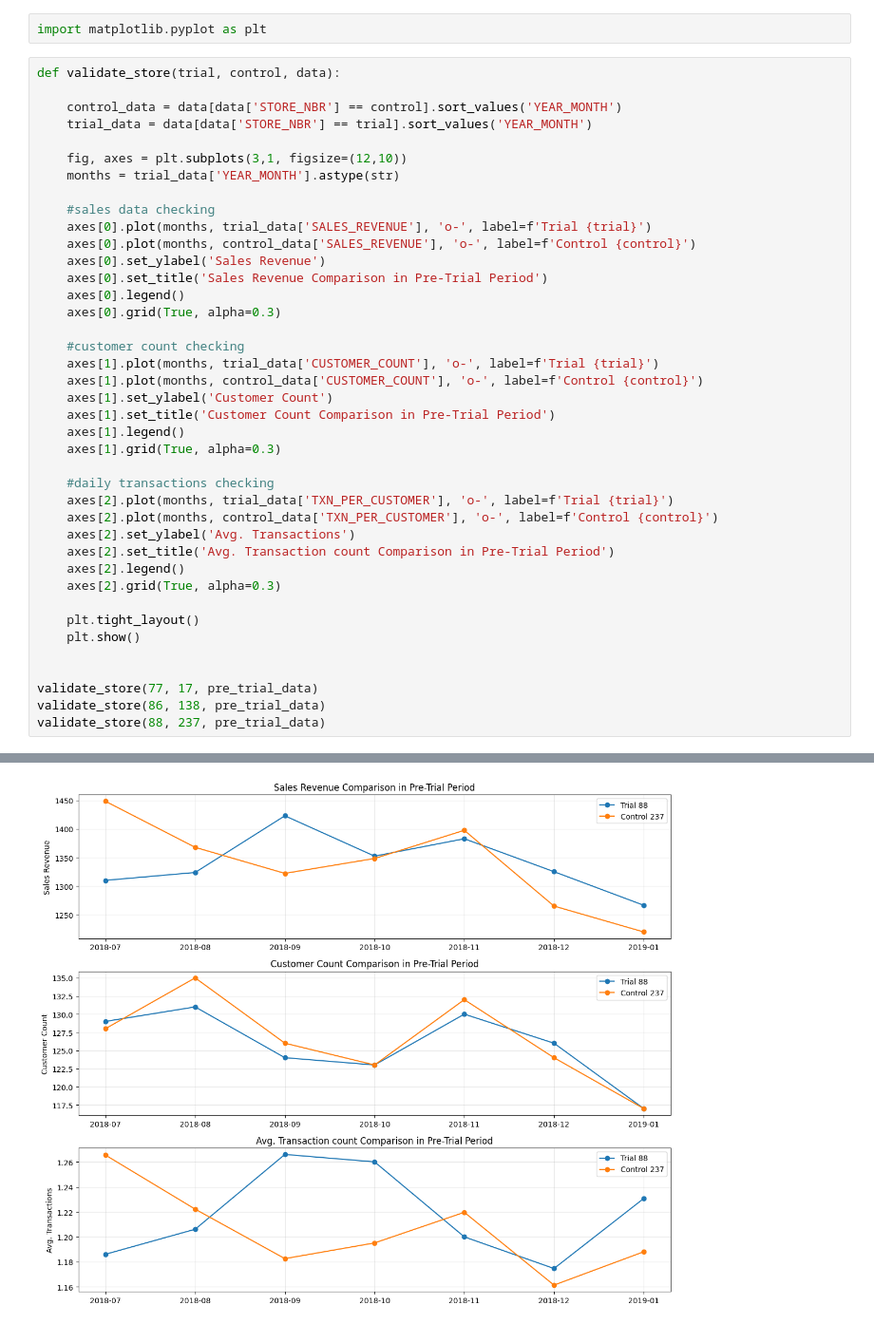
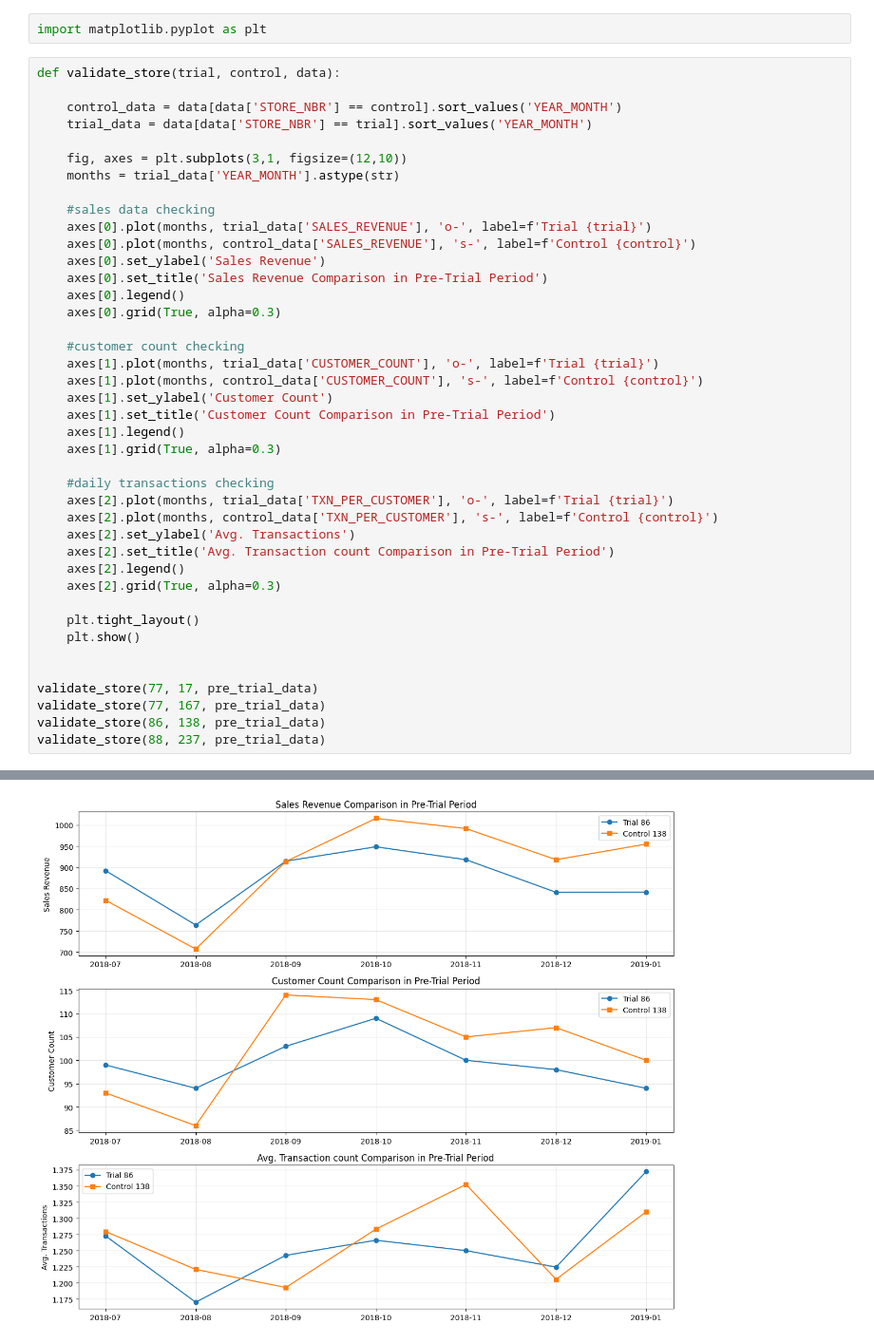
Before and after one commit to Yush-Pokharel/Quantium-data-analysis, a Jupyter notebook: script_analysis/task_02/data_profiling.ipynb, the cells around one changed output, grey strips where cells are left out. Shown: that part at 95% size. Saved outputs shown, nothing was run; the diff lists cells and outputs as text.

```diff
--- a/script_analysis/task_02/data_profiling.ipynb
+++ b/script_analysis/task_02/data_profiling.ipynb
@@ -363,7 +363,7 @@ def validate_store(trial, control, data):
 
     #sales data checking
     axes[0].plot(months, trial_data['SALES_REVENUE'], 'o-', label=f'Trial {trial}')
-    axes[0].plot(months, control_data['SALES_REVENUE'], 'o-', label=f'Control {control}')
+    axes[0].plot(months, control_data['SALES_REVENUE'], 's-', label=f'Control {control}')
     axes[0].set_ylabel('Sales Revenue')
     axes[0].set_title('Sales Revenue Comparison in Pre-Trial Period')
     axes[0].legend()
@@ -371,7 +371,7 @@ def validate_store(trial, control, data):
 
     #customer count checking
     axes[1].plot(months, trial_data['CUSTOMER_COUNT'], 'o-', label=f'Trial {trial}')
-    axes[1].plot(months, control_data['CUSTOMER_COUNT'], 'o-', label=f'Control {control}')
+    axes[1].plot(months, control_data['CUSTOMER_COUNT'], 's-', label=f'Control {control}')
     axes[1].set_ylabel('Customer Count')
     axes[1].set_title('Customer Count Comparison in Pre-Trial Period')
     axes[1].legend()
@@ -379,7 +379,7 @@ def validate_store(trial, control, data):
 
     #daily transactions checking
     axes[2].plot(months, trial_data['TXN_PER_CUSTOMER'], 'o-', label=f'Trial {trial}')
-    axes[2].plot(months, control_data['TXN_PER_CUSTOMER'], 'o-', label=f'Control {control}')
+    axes[2].plot(months, control_data['TXN_PER_CUSTOMER'], 's-', label=f'Control {control}')
     axes[2].set_ylabel('Avg. Transactions')
     axes[2].set_title('Avg. Transaction count Comparison in Pre-Trial Period')
     axes[2].legend()
@@ -390,6 +390,7 @@ def validate_store(trial, control, data):
 
 
 validate_store(77, 17, pre_trial_data)
+validate_store(77, 167, pre_trial_data)
 validate_store(86, 138, pre_trial_data)
 validate_store(88, 237, pre_trial_data)
 # %% [output]
@@ -398 +399 @@ validate_store(88, 237, pre_trial_data)
-[figure, old version]
+[figure, new version]
```
Also changed, not shown: parts of 2 cells of this notebook.
